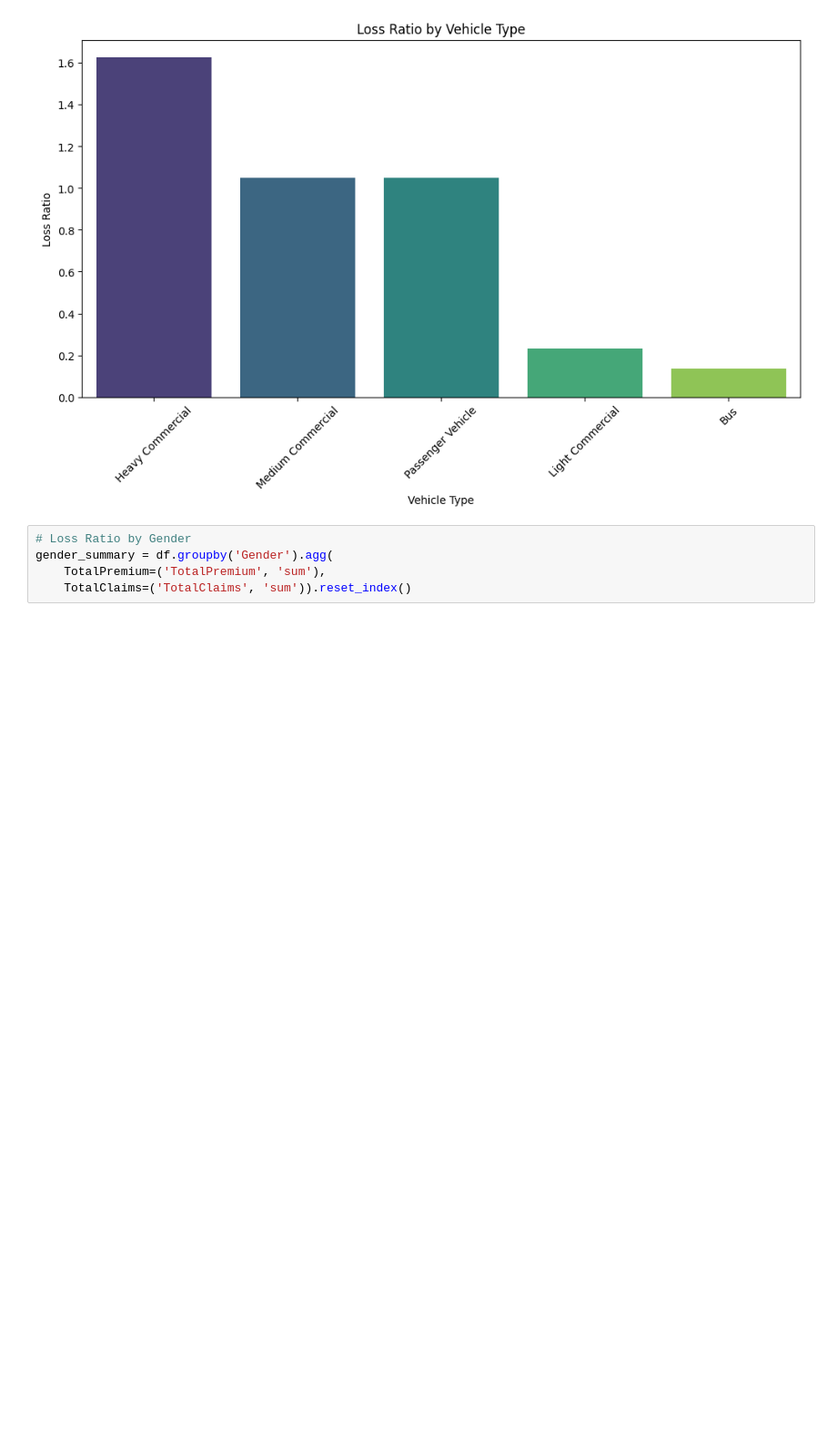
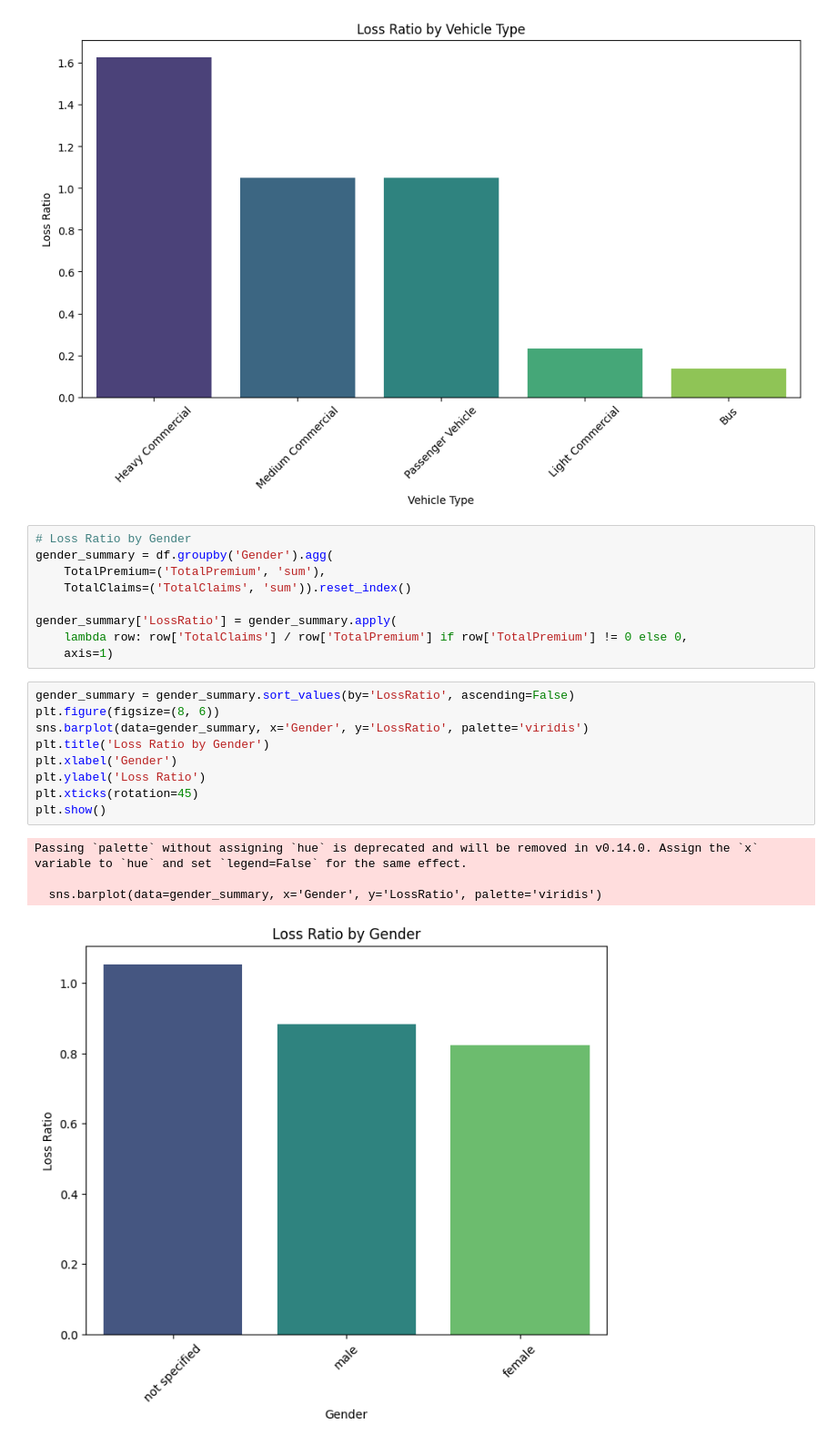
Before and after one commit to tegbiye/End-to-End-Insurance-Risk-Analytics-Predictive-Modeling, a Jupyter notebook: notebooks/eda_insurance_risk_analytics.ipynb, the cells around one changed output. Shown at 91% size. Drawn from its saved outputs; the diff is of its cells as text; blank space fills up the shorter version.

Commit message:
Added some descriptive analysis and visualization

```diff
--- a/notebooks/eda_insurance_risk_analytics.ipynb
+++ b/notebooks/eda_insurance_risk_analytics.ipynb
@@ -207,3 +215,21 @@ Passing `palette` without assigning `hue` is deprecated and will be removed in v
 gender_summary = df.groupby('Gender').agg(
     TotalPremium=('TotalPremium', 'sum'),
     TotalClaims=('TotalClaims', 'sum')).reset_index()
+
+gender_summary['LossRatio'] = gender_summary.apply(
+    lambda row: row['TotalClaims'] / row['TotalPremium'] if row['TotalPremium'] != 0 else 0,
+    axis=1)
+# %%
+gender_summary = gender_summary.sort_values(by='LossRatio', ascending=False)
+plt.figure(figsize=(8, 6))
+sns.barplot(data=gender_summary, x='Gender', y='LossRatio', palette='viridis')
+plt.title('Loss Ratio by Gender')
+plt.xlabel('Gender')
+plt.ylabel('Loss Ratio')
+plt.xticks(rotation=45)
+plt.show()
+# %% [output]
+Passing `palette` without assigning `hue` is deprecated and will be removed in v0.14.0. Assign the `x` variable to `hue` and set `legend=False` for the same effect.
+
+  sns.barplot(data=gender_summary, x='Gender', y='LossRatio', palette='viridis')
+[figure, added]
```
Also changed, not shown: parts of 16 cells of this notebook.
